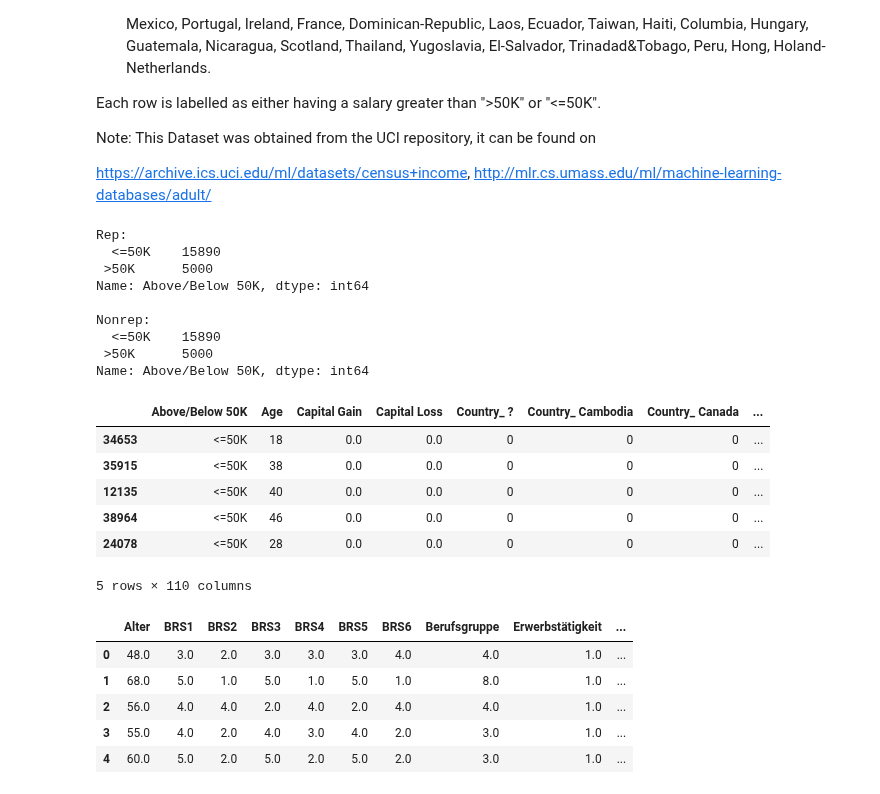
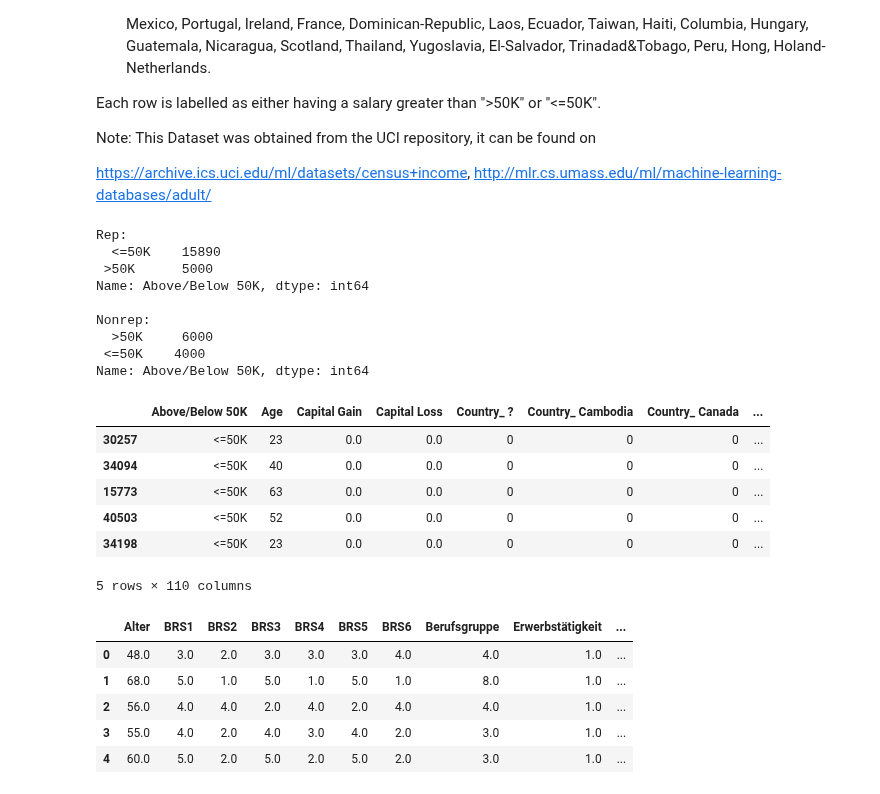
Before and after one commit to laksannathan/maximal-representative-sampling, a Jupyter notebook: src/MRS.ipynb, the cells around one changed output. Drawn from its saved outputs; the diff is of its cells as text; code cells hidden in the pictures.

```diff
--- a/src/MRS.ipynb
+++ b/src/MRS.ipynb
@@ -177,45 +197,45 @@ df_low = df[df['Above/Below 50K'] == " <=50K"].copy(deep=True)
 df_low = df_low.reindex(np.random.permutation(df_low.index))
 df_high = df_high.reindex(np.random.permutation(df_high.index))
 
 rep = pd.concat([df_low.head(15890).copy(deep=True),
                  df_high.head(5000).copy(deep=True)], sort=True)
 
-nonrep = pd.concat([df_low.tail(15890).copy(deep=True),
-                    df_high.tail(5000).copy(deep=True)], sort=True)
+nonrep = pd.concat([df_low.tail(4000).copy(deep=True),
+                    df_high.tail(6000).copy(deep=True)], sort=True)
 
 print('Rep: \n', rep['Above/Below 50K'].value_counts(), '\n')
 print('Nonrep: \n', nonrep['Above/Below 50K'].value_counts())
 
 nonrep['label'] = 1
 rep['label'] = 0
 
 del df, df_low, df_high
 
 us = pd.concat([nonrep, rep], sort=True)
 
-cols = list(us.columns)
+us_columns = list(us.columns)
 meta = ['label', 'Above/Below 50K', 'index', 'bootstrap']
 for m in meta:
-    if m in cols:
-        cols.remove(m)
+    if m in us_columns:
+        us_columns.remove(m)
 
 us.head()
 # %% [output]
 Rep:
   <=50K    15890
  >50K      5000
 Name: Above/Below 50K, dtype: int64
 
 Nonrep:
-  <=50K    15890
- >50K      5000
+  >50K     6000
+ <=50K    4000
 Name: Above/Below 50K, dtype: int64
 |  | Above/Below 50K | Age | Capital Gain | Capital Loss | Country_ ? | Country_ Cambodia | Country_ Canada | ... |
-| 34653 | <=50K | 18 | 0.0 | 0.0 | 0 | 0 | 0 | ... |
-| 35915 | <=50K | 38 | 0.0 | 0.0 | 0 | 0 | 0 | ... |
-| 12135 | <=50K | 40 | 0.0 | 0.0 | 0 | 0 | 0 | ... |
-| 38964 | <=50K | 46 | 0.0 | 0.0 | 0 | 0 | 0 | ... |
-| 24078 | <=50K | 28 | 0.0 | 0.0 | 0 | 0 | 0 | ... |
+| 30257 | <=50K | 23 | 0.0 | 0.0 | 0 | 0 | 0 | ... |
+| 34094 | <=50K | 40 | 0.0 | 0.0 | 0 | 0 | 0 | ... |
+| 15773 | <=50K | 63 | 0.0 | 0.0 | 0 | 0 | 0 | ... |
+| 40503 | <=50K | 52 | 0.0 | 0.0 | 0 | 0 | 0 | ... |
+| 34198 | <=50K | 23 | 0.0 | 0.0 | 0 | 0 | 0 | ... |
 5 rows × 110 columns
 # %%
 allensbach = pd.read_csv(os.path.join(path, 'data/allensbach_mrs.csv'))
```
Also changed, not shown: parts of 9 cells of this notebook, 9 other files.
